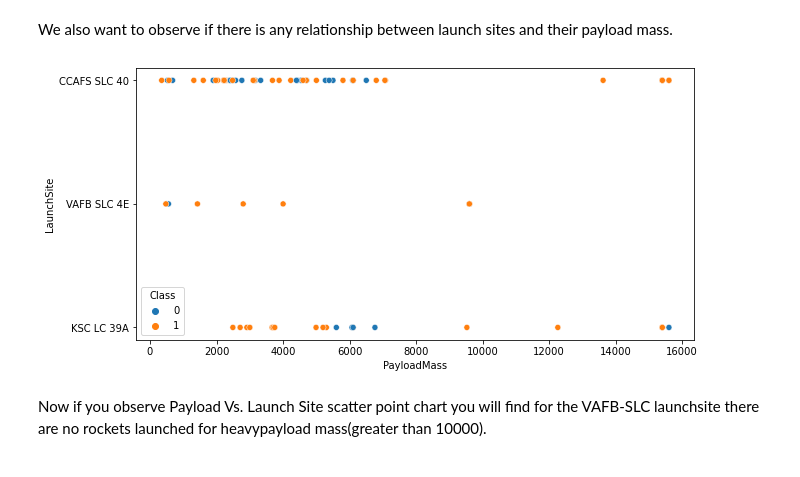
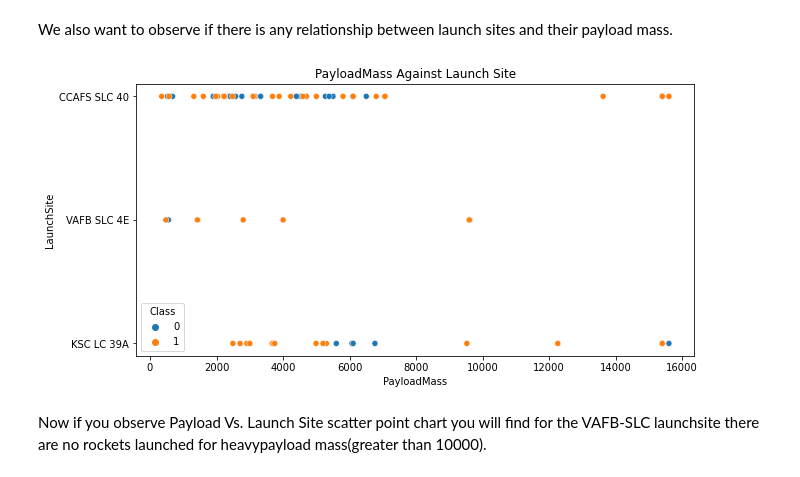
Before and after one commit to fadhilrezam/applied_data_science_capstone, a Jupyter notebook: jupyter-labs-eda-dataviz.ipynb, the cells around one changed output. Saved outputs shown, nothing was run; the diff lists cells and outputs as text; code cells hidden in the pictures.

```diff
--- a/jupyter-labs-eda-dataviz.ipynb
+++ b/jupyter-labs-eda-dataviz.ipynb
@@ -100,10 +102,11 @@ We also want to observe if there is any relationship between launch sites and th
 # %%
 # Plot a scatter point chart with x axis to be Pay Load Mass (kg) and y axis to be the launch site, and hue to be the class value
 plt.figure(figsize = (10,5))
 sns.scatterplot(data = df, x = 'PayloadMass', y = 'LaunchSite', hue = 'Class')
+plt.title('PayloadMass Against Launch Site')
 plt.show()
 # %% [output]
-[figure, old version]
+[figure, new version]
 # %% [markdown]
 Now if you observe Payload Vs. Launch Site scatter point chart you will find for the VAFB-SLC  launchsite there are no  rockets  launched for  heavypayload mass(greater than 10000).
 # %% [markdown]
```
Also changed, not shown: parts of 5 cells of this notebook, 18 other files.
